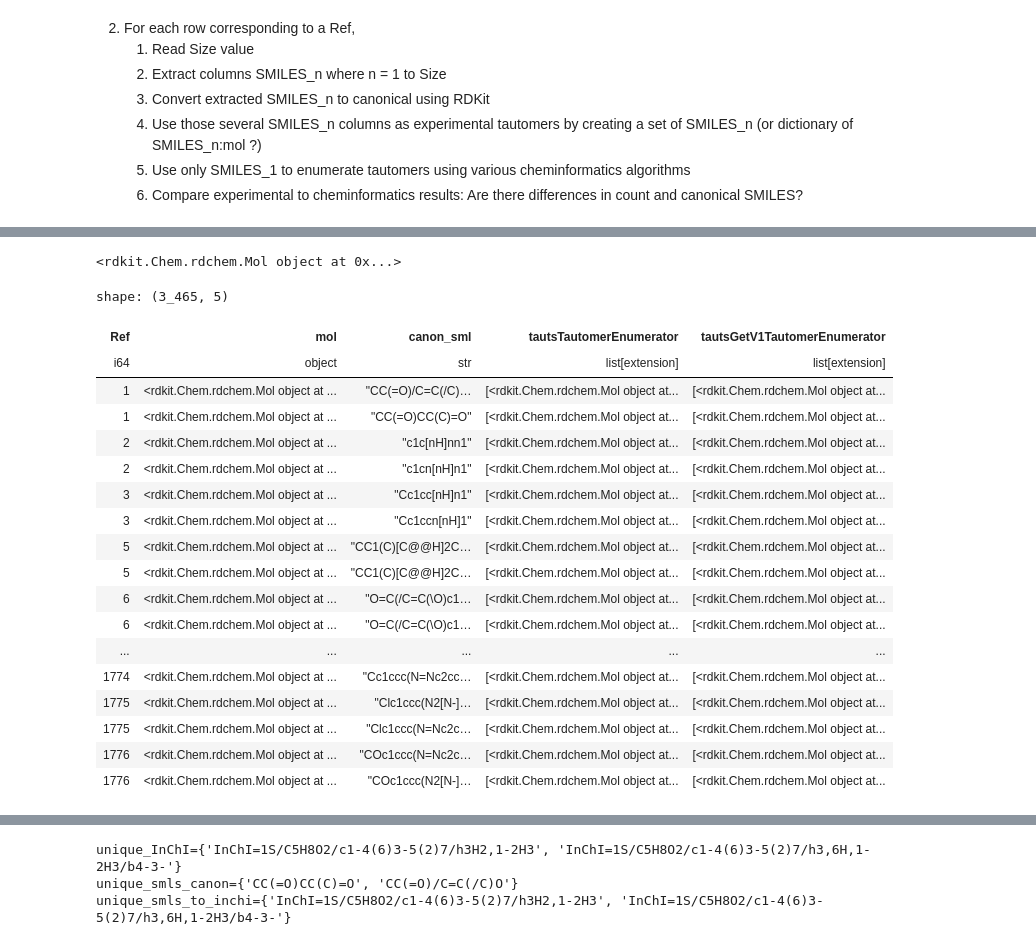
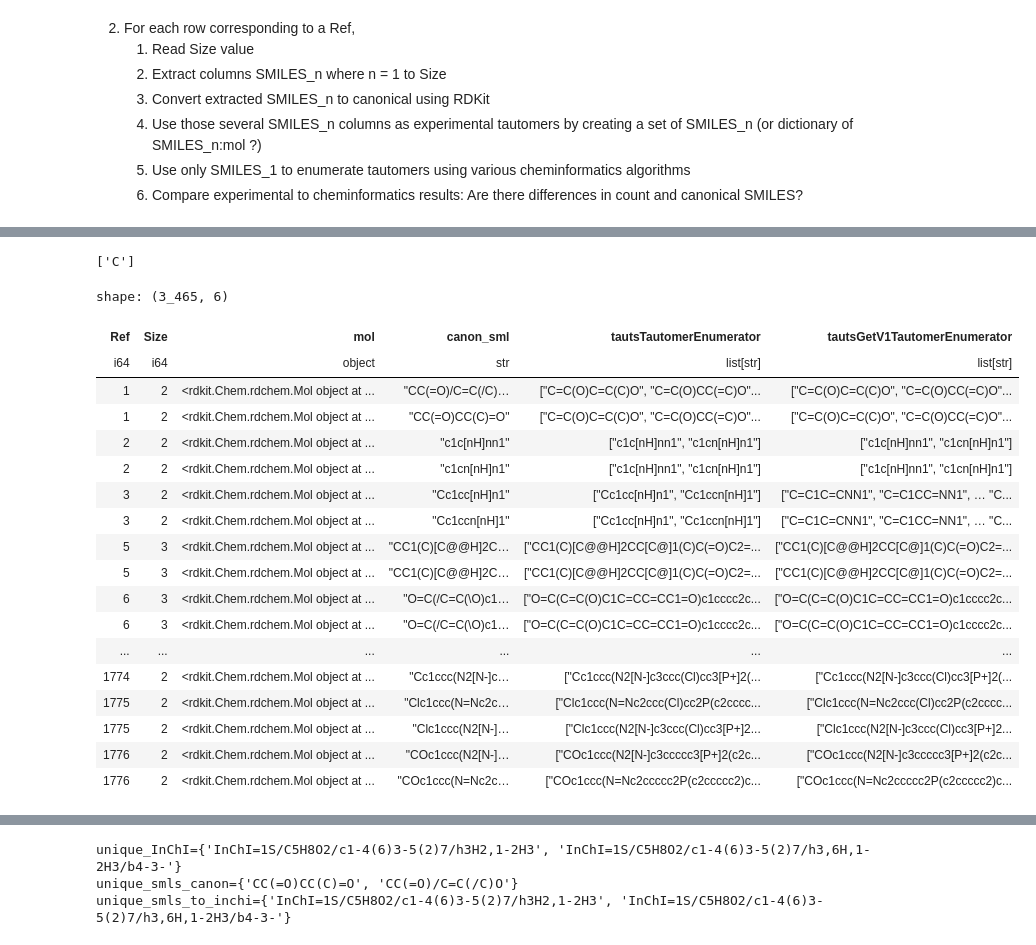
Before and after one commit to bertiewooster/bertiewooster.github.io, a Jupyter notebook: _notebooks/tautomer-algorithm-comparison.ipynb, the cells around one changed output, grey strips where cells are left out. Saved outputs shown, nothing was run; the diff lists cells and outputs as text; code cells hidden in the pictures.

Commit message:
Compare sets of tautomers from different algorithms Working on aligning identical SMILES in columns between algos

```diff
--- a/_notebooks/tautomer-algorithm-comparison.ipynb
+++ b/_notebooks/tautomer-algorithm-comparison.ipynb
@@ -80,7 +80,7 @@ for i, SMILES_column in enumerate(SMILES_columns):
 
 df = df.select("Ref","Size",*numbered_columns)
 
-df_melted = df.melt(id_vars="Ref", value_vars=SMILES_columns[:2], value_name="sml")
+df_melted = df.melt(id_vars=["Ref","Size"], value_vars=SMILES_columns[:2], value_name="sml")
 df_melted
 df_melted = df_melted.filter(pl.col('sml').is_not_null())
 
@@ -143,55 +143,47 @@ def tauts_list(
     for taut in tauts:
         tauts_list.append(taut)
     return tauts_list
+# %%
+def tauts_as_sml_list(
+        enumerator,
+        mol,
+    ):
+    tauts = enumerator.Enumerate(mol)
+    tauts_as_sml_list = []
+    for taut in tauts:
+        tauts_as_sml_list.append(Chem.MolToSmiles(taut))
+    return tauts_as_sml_list
+# %%
+tauts_as_sml_list(rdMolStandardize.TautomerEnumerator(),mol=Chem.MolFromSmiles("C"))
+# %% [output]
+['C']
 # %%
-enumerators = [rdMolStandardize.TautomerEnumerator, rdMolStandardize.GetV1TautomerEnumerator]
-# df_melted = df_melted.with_columns(
-#     [
-#         pl.col("mol").map_elements(lambda mol: mol).alias("mol_again"),
-#     ]
-# )
-
-mol = df_melted[0]["mol"].item()
-print(mol)
-# smls_tauts(rdMolStandardize.TautomerEnumerator, mol)
-
-# for row in df_melted.iter_rows(named=True):
-#     mol = row["mol"]
-#     s_t = smls_tauts(rdMolStandardize.TautomerEnumerator(), mol)
-#     print(s_t)
-
+# Determine tautomers
 enumerators = [rdMolStandardize.TautomerEnumerator, rdMolStandardize.GetV1TautomerEnumerator]
 for i, enumerator in enumerate(enumerators):
     df_melted = df_melted.with_columns(
         [
-            pl.col("mol").map_elements(lambda m: tauts_list(enumerator(), m)).alias("tauts" + enumerator.__name__),
+            pl.col("mol").map_elements(lambda m: tauts_as_sml_list(enumerator(), m)).alias("tauts" + enumerator.__name__),
         ]
     )
-# df_melted = df_melted.with_columns(
-#     [
-#         pl.col("tauts").map_elements(lambda t: len(t)).alias("n_tauts"),
-#     ]
-# )
-
 df_melted
 # %% [output]
-<rdkit.Chem.rdchem.Mol object at 0x...>
+shape: (3_465, 6)
-shape: (3_465, 5)
-| Ref | mol | canon_sml | tautsTautomerEnumerator | tautsGetV1TautomerEnumerator |
-| i64 | object | str | list[extension] | list[extension] |
-| 1 | <rdkit.Chem.rdchem.Mol object at ... | "CC(=O)/C=C(/C)… | [<rdkit.Chem.rdchem.Mol object at... | [<rdkit.Chem.rdchem.Mol object at... |
-| 1 | <rdkit.Chem.rdchem.Mol object at ... | "CC(=O)CC(C)=O" | [<rdkit.Chem.rdchem.Mol object at... | [<rdkit.Chem.rdchem.Mol object at... |
-| 2 | <rdkit.Chem.rdchem.Mol object at ... | "c1c[nH]nn1" | [<rdkit.Chem.rdchem.Mol object at... | [<rdkit.Chem.rdchem.Mol object at... |
-| 2 | <rdkit.Chem.rdchem.Mol object at ... | "c1cn[nH]n1" | [<rdkit.Chem.rdchem.Mol object at... | [<rdkit.Chem.rdchem.Mol object at... |
-| 3 | <rdkit.Chem.rdchem.Mol object at ... | "Cc1cc[nH]n1" | [<rdkit.Chem.rdchem.Mol object at... | [<rdkit.Chem.rdchem.Mol object at... |
-| 3 | <rdkit.Chem.rdchem.Mol object at ... | "Cc1ccn[nH]1" | [<rdkit.Chem.rdchem.Mol object at... | [<rdkit.Chem.rdchem.Mol object at... |
-| 5 | <rdkit.Chem.rdchem.Mol object at ... | "CC1(C)[C@@H]2C… | [<rdkit.Chem.rdchem.Mol object at... | [<rdkit.Chem.rdchem.Mol object at... |
-| 5 | <rdkit.Chem.rdchem.Mol object at ... | "CC1(C)[C@@H]2C… | [<rdkit.Chem.rdchem.Mol object at... | [<rdkit.Chem.rdchem.Mol object at... |
-| 6 | <rdkit.Chem.rdchem.Mol object at ... | "O=C(/C=C(\O)c1… | [<rdkit.Chem.rdchem.Mol object at... | [<rdkit.Chem.rdchem.Mol object at... |
-| 6 | <rdkit.Chem.rdchem.Mol object at ... | "O=C(/C=C(\O)c1… | [<rdkit.Chem.rdchem.Mol object at... | [<rdkit.Chem.rdchem.Mol object at... |
-| ... | ... | ... | ... | ... |
-| 1774 | <rdkit.Chem.rdchem.Mol object at ... | "Cc1ccc(N=Nc2cc… | [<rdkit.Chem.rdchem.Mol object at... | [<rdkit.Chem.rdchem.Mol object at... |
-| 1775 | <rdkit.Chem.rdchem.Mol object at ... | "Clc1ccc(N2[N-]… | [<rdkit.Chem.rdchem.Mol object at... | [<rdkit.Chem.rdchem.Mol object at... |
-| 1775 | <rdkit.Chem.rdchem.Mol object at ... | "Clc1ccc(N=Nc2c… | [<rdkit.Chem.rdchem.Mol object at... | [<rdkit.Chem.rdchem.Mol object at... |
-| 1776 | <rdkit.Chem.rdchem.Mol object at ... | "COc1ccc(N=Nc2c… | [<rdkit.Chem.rdchem.Mol object at... | [<rdkit.Chem.rdchem.Mol object at... |
-| 1776 | <rdkit.Chem.rdchem.Mol object at ... | "COc1ccc(N2[N-]… | [<rdkit.Chem.rdchem.Mol object at... | [<rdkit.Chem.rdchem.Mol object at... |
+| Ref | Size | mol | canon_sml | tautsTautomerEnumerator | tautsGetV1TautomerEnumerator |
+| i64 | i64 | object | str | list[str] | list[str] |
+| 1 | 2 | <rdkit.Chem.rdchem.Mol object at ... | "CC(=O)/C=C(/C)… | ["C=C(O)C=C(C)O", "C=C(O)CC(=C)O"... | ["C=C(O)C=C(C)O", "C=C(O)CC(=C)O"... |
+| 1 | 2 | <rdkit.Chem.rdchem.Mol object at ... | "CC(=O)CC(C)=O" | ["C=C(O)C=C(C)O", "C=C(O)CC(=C)O"... | ["C=C(O)C=C(C)O", "C=C(O)CC(=C)O"... |
+| 2 | 2 | <rdkit.Chem.rdchem.Mol object at ... | "c1c[nH]nn1" | ["c1c[nH]nn1", "c1cn[nH]n1"] | ["c1c[nH]nn1", "c1cn[nH]n1"] |
+| 2 | 2 | <rdkit.Chem.rdchem.Mol object at ... | "c1cn[nH]n1" | ["c1c[nH]nn1", "c1cn[nH]n1"] | ["c1c[nH]nn1", "c1cn[nH]n1"] |
+| 3 | 2 | <rdkit.Chem.rdchem.Mol object at ... | "Cc1cc[nH]n1" | ["Cc1cc[nH]n1", "Cc1ccn[nH]1"] | ["C=C1C=CNN1", "C=C1CC=NN1", … "C... |
+| 3 | 2 | <rdkit.Chem.rdchem.Mol object at ... | "Cc1ccn[nH]1" | ["Cc1cc[nH]n1", "Cc1ccn[nH]1"] | ["C=C1C=CNN1", "C=C1CC=NN1", … "C... |
+| 5 | 3 | <rdkit.Chem.rdchem.Mol object at ... | "CC1(C)[C@@H]2C… | ["CC1(C)[C@@H]2CC[C@]1(C)C(=O)C2=... | ["CC1(C)[C@@H]2CC[C@]1(C)C(=O)C2=... |
+| 5 | 3 | <rdkit.Chem.rdchem.Mol object at ... | "CC1(C)[C@@H]2C… | ["CC1(C)[C@@H]2CC[C@]1(C)C(=O)C2=... | ["CC1(C)[C@@H]2CC[C@]1(C)C(=O)C2=... |
+| 6 | 3 | <rdkit.Chem.rdchem.Mol object at ... | "O=C(/C=C(\O)c1… | ["O=C(C=C(O)C1C=CC=CC1=O)c1cccc2c... | ["O=C(C=C(O)C1C=CC=CC1=O)c1cccc2c... |
+| 6 | 3 | <rdkit.Chem.rdchem.Mol object at ... | "O=C(/C=C(\O)c1… | ["O=C(C=C(O)C1C=CC=CC1=O)c1cccc2c... | ["O=C(C=C(O)C1C=CC=CC1=O)c1cccc2c... |
+| ... | ... | ... | ... | ... | ... |
+| 1774 | 2 | <rdkit.Chem.rdchem.Mol object at ... | "Cc1ccc(N2[N-]c… | ["Cc1ccc(N2[N-]c3ccc(Cl)cc3[P+]2(... | ["Cc1ccc(N2[N-]c3ccc(Cl)cc3[P+]2(... |
+| 1775 | 2 | <rdkit.Chem.rdchem.Mol object at ... | "Clc1ccc(N=Nc2c… | ["Clc1ccc(N=Nc2ccc(Cl)cc2P(c2cccc... | ["Clc1ccc(N=Nc2ccc(Cl)cc2P(c2cccc... |
+| 1775 | 2 | <rdkit.Chem.rdchem.Mol object at ... | "Clc1ccc(N2[N-]… | ["Clc1ccc(N2[N-]c3ccc(Cl)cc3[P+]2... | ["Clc1ccc(N2[N-]c3ccc(Cl)cc3[P+]2... |
+| 1776 | 2 | <rdkit.Chem.rdchem.Mol object at ... | "COc1ccc(N2[N-]… | ["COc1ccc(N2[N-]c3ccccc3[P+]2(c2c... | ["COc1ccc(N2[N-]c3ccccc3[P+]2(c2c... |
+| 1776 | 2 | <rdkit.Chem.rdchem.Mol object at ... | "COc1ccc(N=Nc2c… | ["COc1ccc(N=Nc2ccccc2P(c2ccccc2)c... | ["COc1ccc(N=Nc2ccccc2P(c2ccccc2)c... |
```
Also changed, not shown: parts of 8 cells of this notebook.
